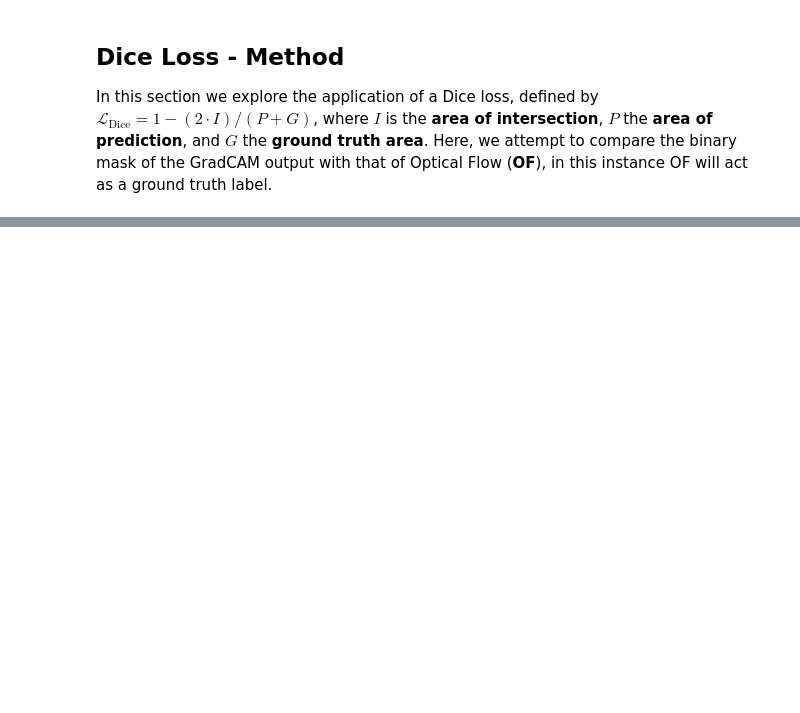
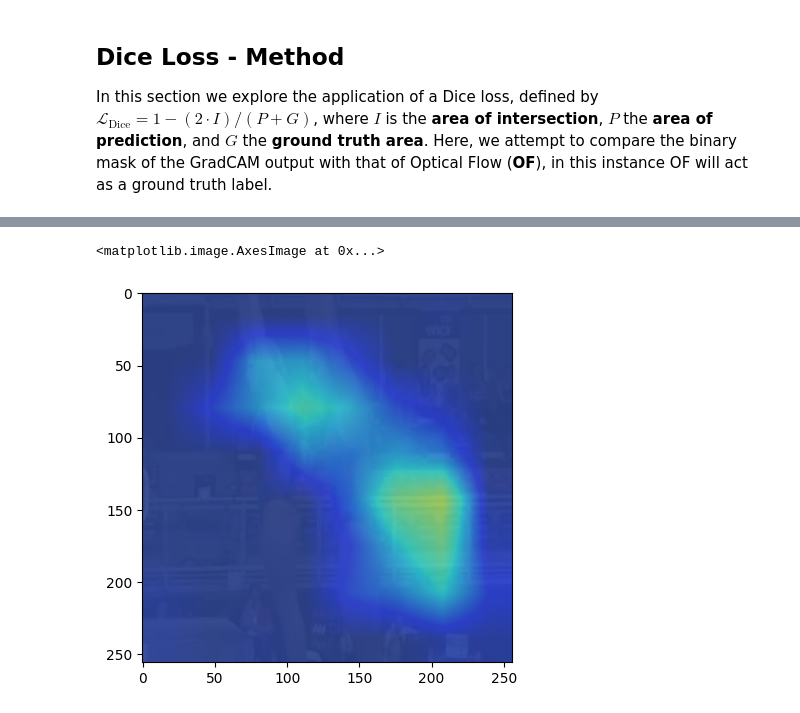
Before and after one commit to sirTomasson/diveslowlearnfast, a Jupyter notebook: notebooks/Dice Loss.ipynb, the cells around one changed output, grey strips where cells are left out. Drawn from its saved outputs; the diff is of its cells as text; code cells hidden in the pictures; blank space fills up the shorter version.

```diff
--- a/notebooks/Dice Loss.ipynb
+++ b/notebooks/Dice Loss.ipynb
@@ -350,0 +360,34 @@ loss.item()
+# %%
+from pytorchvideo.transforms import Div255
+from diveslowlearnfast.transforms import ToTensor4D
+from diveslowlearnfast.train.helper import _binary_mask_to_float_tensor, _float_tensor_to_binary_mask
+
+transform = KwargsCompose([
+    ToTensor4D(),
+    Div255(),
+    ShortSideScale(size=320),
+    CenterCrop(cfg.DATA.TEST_CROP_SIZE),
+])
+
+mask_transform = KwargsCompose([
+    _binary_mask_to_float_tensor,
+    ShortSideScale(size=320),
+    CenterCrop(cfg.DATA.TEST_CROP_SIZE),
+    _float_tensor_to_binary_mask
+])
+
+cfg.DATA.TEST_CROP_SIZE = 256
+diving48 = Diving48Dataset(
+    cfg.DATA.DATASET_PATH,
+    cfg.DATA.NUM_FRAMES,
+    cfg.SLOWFAST.ALPHA,
+    transform_fn=transform,
+    mask_transform_fn=mask_transform,
+    video_ids=['3qq031609lA_00002'],
+    loader_mode='jpg',
+    mask_type='segments',
+    crop_size=(cfg.DATA.TEST_CROP_SIZE, cfg.DATA.TEST_CROP_SIZE),
+)
+
+x, _, _, _, _, m = diving48[0]
+x.shape, m.shape
@@ -350,0 +401,9 @@ loss.item()
+# %%
+inputs = dlf.to_slowfast_inputs(x.unsqueeze(0), cfg.SLOWFAST.ALPHA)
+attn_maps, _ = explainer(inputs)
+heatmaps = dlf.create_heatmaps(inputs, attn_maps, cfg.DATA.MEAN, cfg.DATA.STD, colormap='jet')
+# %%
+plt.imshow(heatmaps[0][0].permute(1, 2, 3, 0)[1])
+# %% [output]
+<matplotlib.image.AxesImage at 0x...>
+[figure, added]
```
Also changed, not shown: parts of 15 cells of this notebook.
